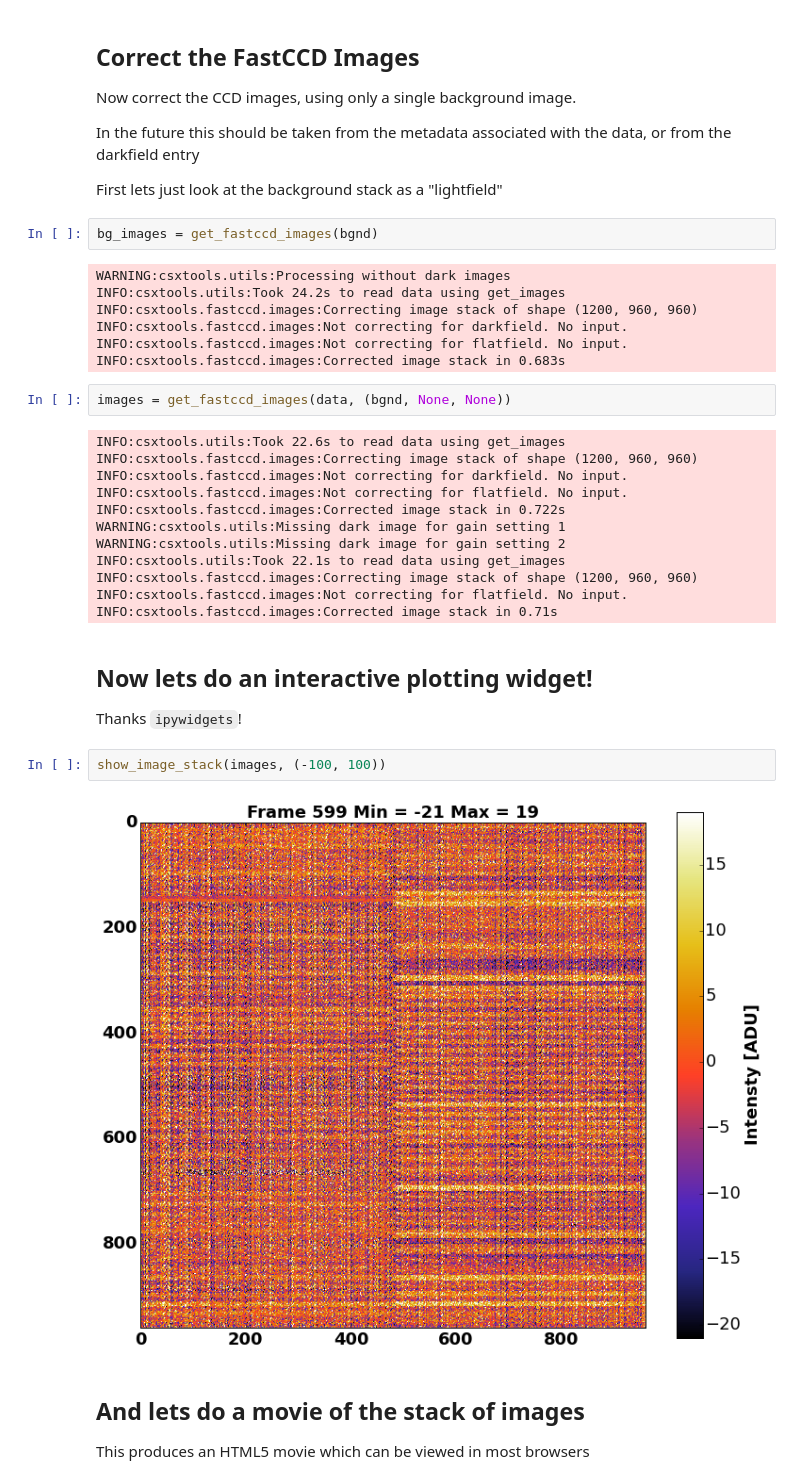
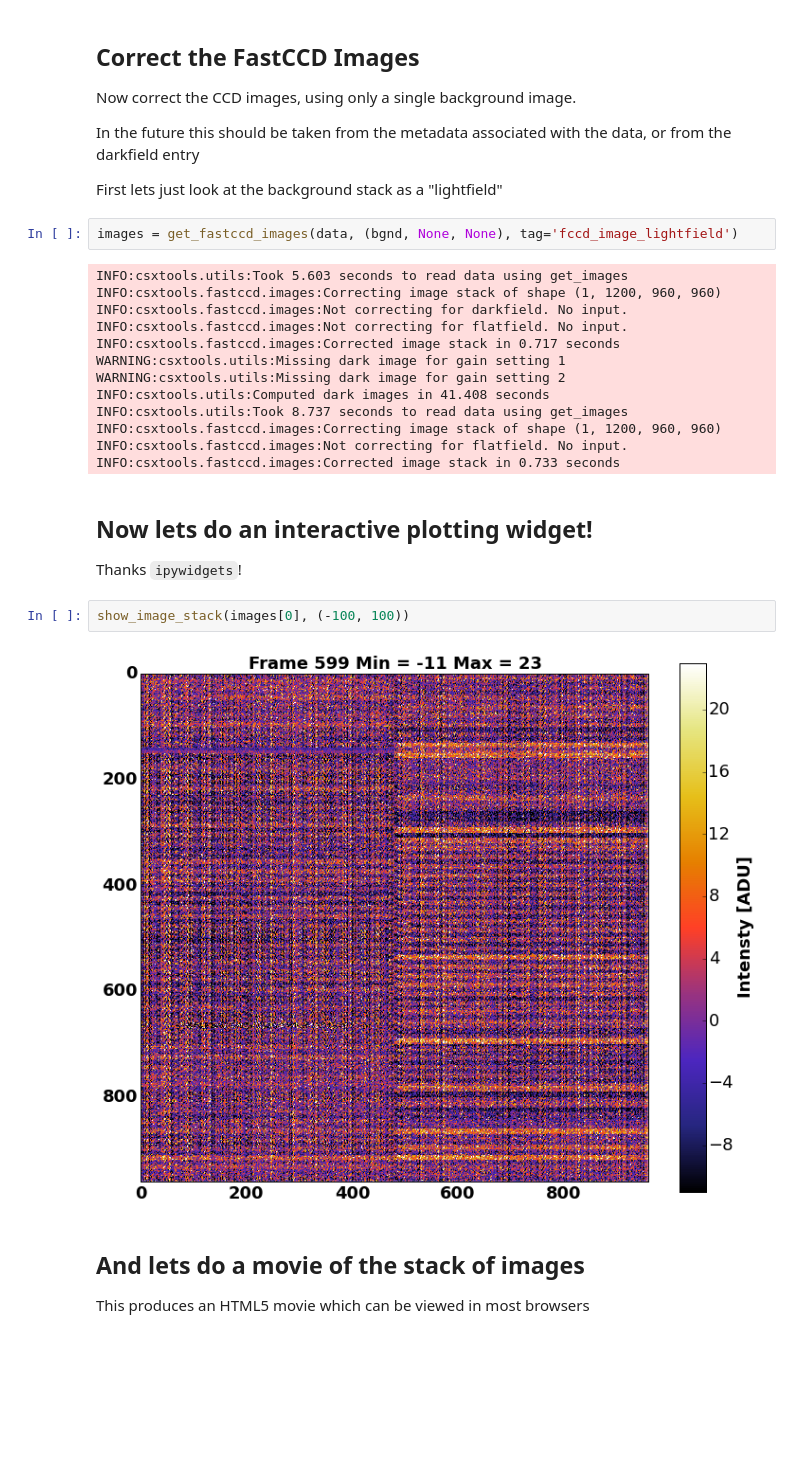
Before and after one commit to NSLS-II-CSX/csxtools, a Jupyter notebook: examples/Correct_FastCCD_Images.ipynb, the cells around one changed output. Cells and saved outputs as stored; diff of their text form; blank space fills up the shorter version.

```diff
--- a/examples/Correct_FastCCD_Images.ipynb
+++ b/examples/Correct_FastCCD_Images.ipynb
@@ -65,37 +65,29 @@ Now correct the CCD images, using only a single background image.
 In the future this should be taken from the metadata associated with the data, or from the darkfield entry
 
 First lets just look at the background stack as a "lightfield"
-# %%
-bg_images = get_fastccd_images(bgnd)
-# %% [output]
-WARNING:csxtools.utils:Processing without dark images
-INFO:csxtools.utils:Took 24.2s to read data using get_images
-INFO:csxtools.fastccd.images:Correcting image stack of shape (1200, 960, 960)
-INFO:csxtools.fastccd.images:Not correcting for darkfield. No input.
-INFO:csxtools.fastccd.images:Not correcting for flatfield. No input.
-INFO:csxtools.fastccd.images:Corrected image stack in 0.683s
 # %%
-images = get_fastccd_images(data, (bgnd, None, None))
+images = get_fastccd_images(data, (bgnd, None, None), tag='fccd_image_lightfield')
 # %% [output]
-INFO:csxtools.utils:Took 22.6s to read data using get_images
-INFO:csxtools.fastccd.images:Correcting image stack of shape (1200, 960, 960)
+INFO:csxtools.utils:Took 5.603 seconds to read data using get_images
+INFO:csxtools.fastccd.images:Correcting image stack of shape (1, 1200, 960, 960)
 INFO:csxtools.fastccd.images:Not correcting for darkfield. No input.
 INFO:csxtools.fastccd.images:Not correcting for flatfield. No input.
-INFO:csxtools.fastccd.images:Corrected image stack in 0.722s
+INFO:csxtools.fastccd.images:Corrected image stack in 0.717 seconds
 WARNING:csxtools.utils:Missing dark image for gain setting 1
 WARNING:csxtools.utils:Missing dark image for gain setting 2
-INFO:csxtools.utils:Took 22.1s to read data using get_images
-INFO:csxtools.fastccd.images:Correcting image stack of shape (1200, 960, 960)
+INFO:csxtools.utils:Computed dark images in 41.408 seconds
+INFO:csxtools.utils:Took 8.737 seconds to read data using get_images
+INFO:csxtools.fastccd.images:Correcting image stack of shape (1, 1200, 960, 960)
 INFO:csxtools.fastccd.images:Not correcting for flatfield. No input.
-INFO:csxtools.fastccd.images:Corrected image stack in 0.71s
+INFO:csxtools.fastccd.images:Corrected image stack in 0.733 seconds
 # %% [markdown]
 ## Now lets do an interactive plotting widget!
 
 Thanks ``ipywidgets``!
 # %%
-show_image_stack(images, (-100, 100))
+show_image_stack(images[0], (-100, 100))
 # %% [output]
-[figure, old version]
+[figure, new version]
 # %% [markdown]
 ## And lets do a movie of the stack of images
 This produces an HTML5 movie which can be viewed in most browsers
```
Also changed, not shown: parts of 4 cells of this notebook.
